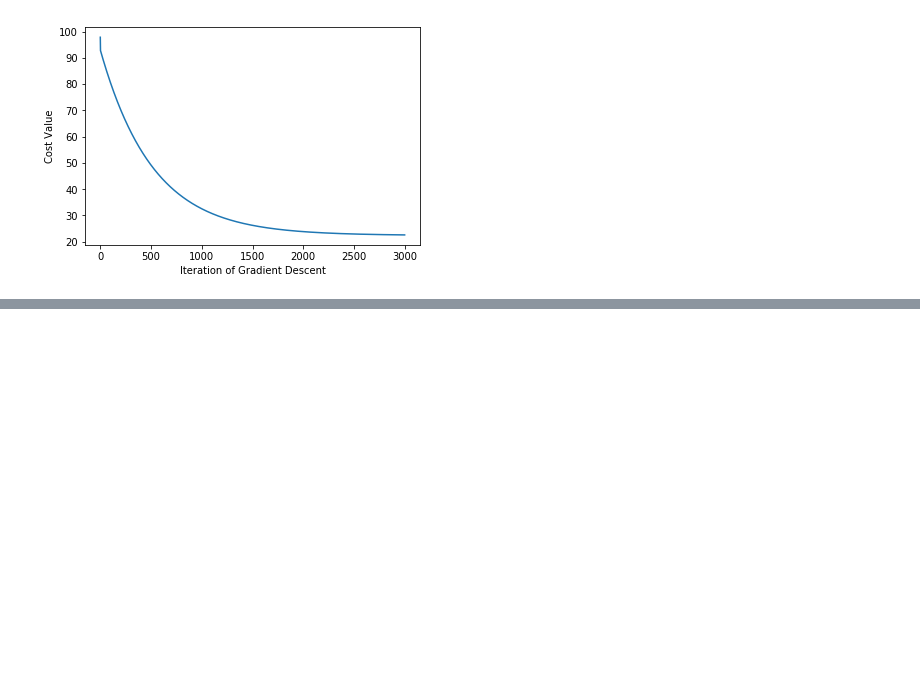
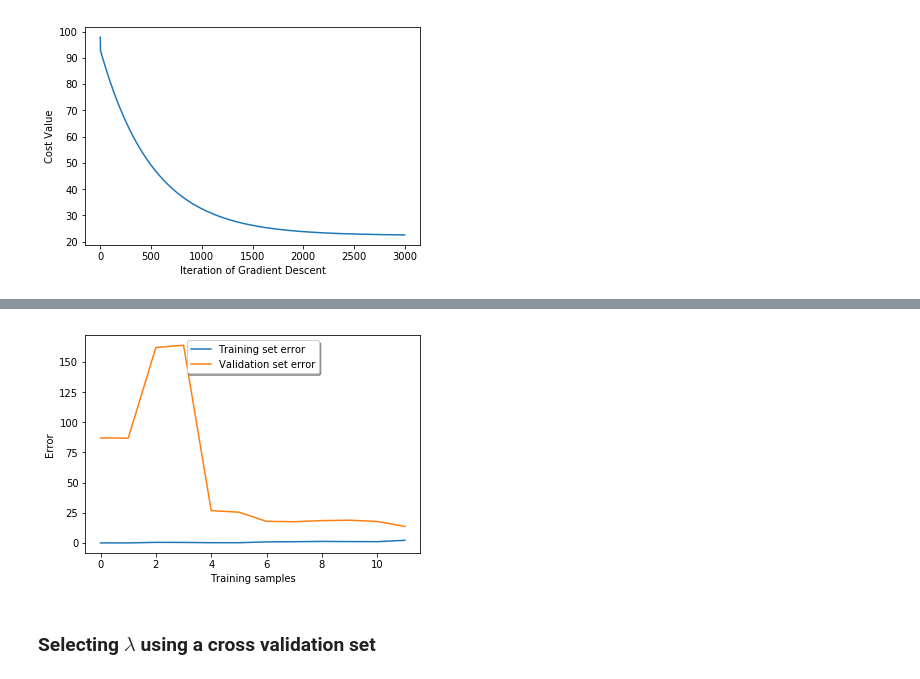
Before and after one commit to Pptr95/machine-learning-AndrewNg, a Jupyter notebook: assignment5/ex5/Bias-Variance-TradeOff.ipynb, the cells around one changed output, grey strips where cells are left out. Cells and saved outputs as stored; diff of their text form; code cells hidden in the pictures; blank space fills up the shorter version.

```diff
--- a/assignment5/ex5/Bias-Variance-TradeOff.ipynb
+++ b/assignment5/ex5/Bias-Variance-TradeOff.ipynb
@@ -128,0 +260,13 @@ ValueError: tnc: invalid return value from minimized function.
+# %%
+fig = plt.figure()
+ax = fig.add_subplot(1, 1, 1)
+ax.plot(range(X_poly.shape[0]), error_train, label = 'Training set error')
+ax.plot(range(X_poly.shape[0]), error_val, label = 'Validation set error')
+legend = ax.legend(loc='upper center', shadow=True)
+plt.ylabel('Error')
+plt.xlabel('Training samples')
+plt.show()
+# %% [output]
+[figure, added]
+# %% [markdown]
+### Selecting $\lambda$ using a cross validation set
```
Also changed, not shown: parts of 39 cells of this notebook.
